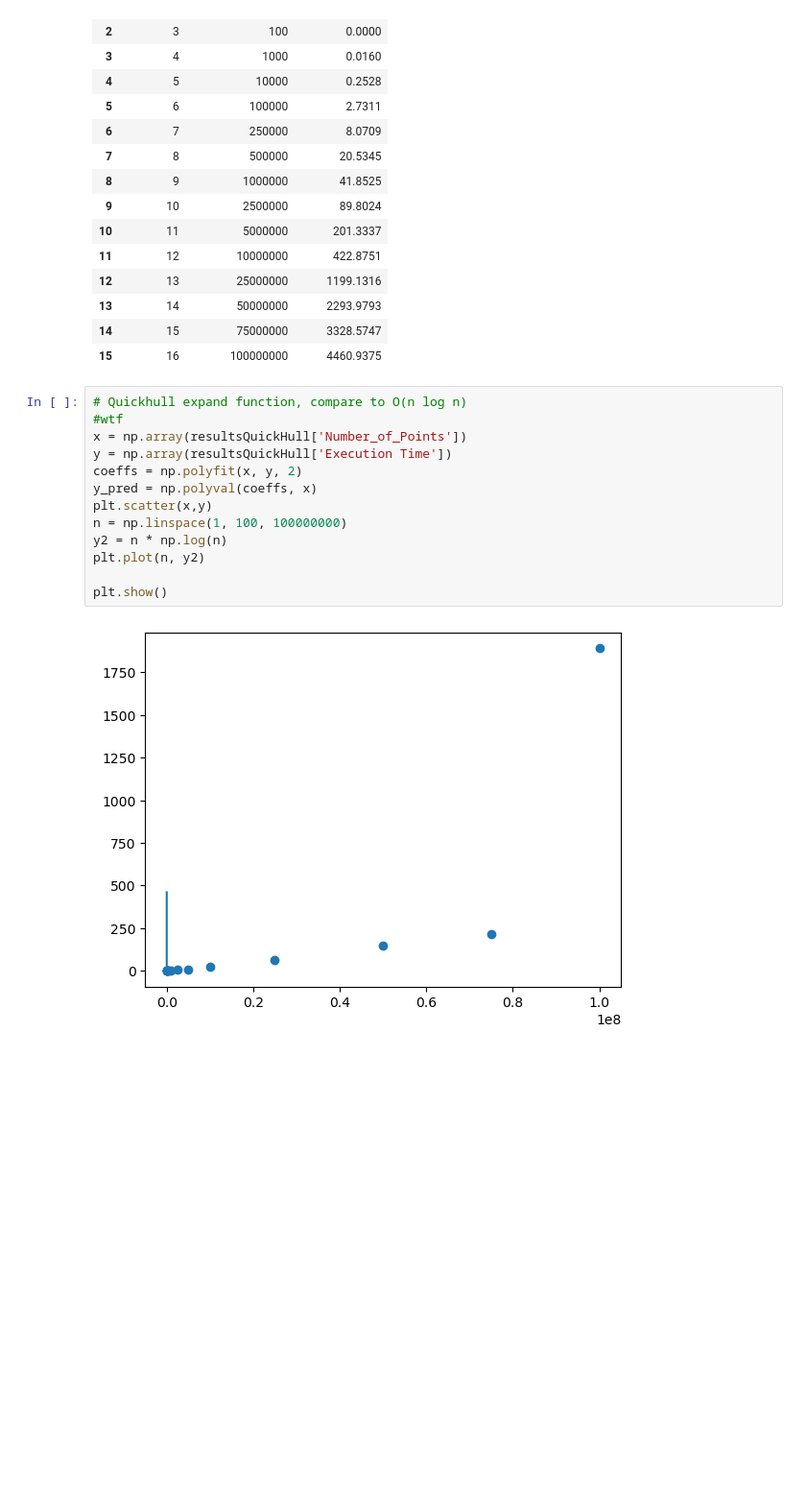
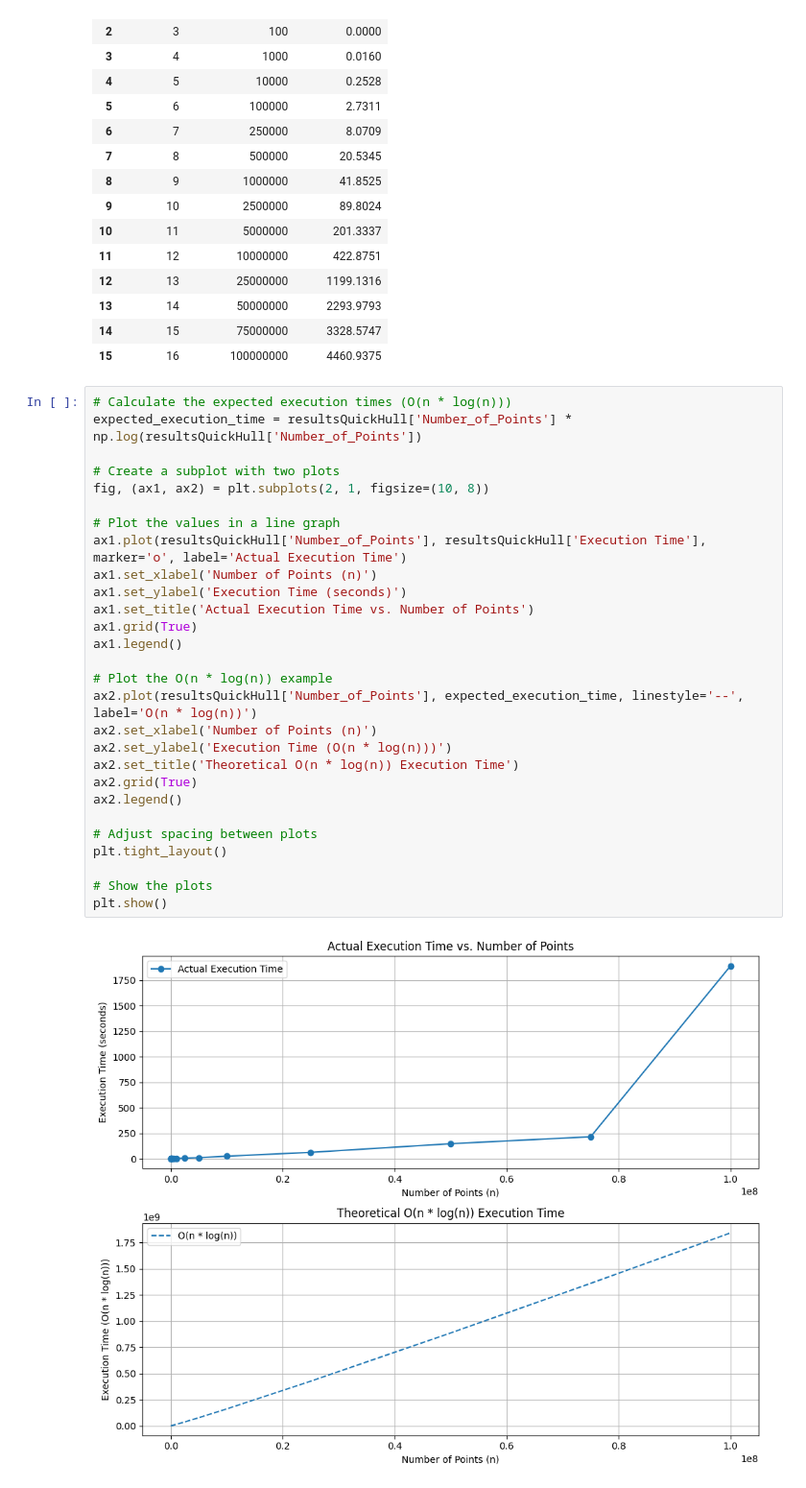
Before and after one commit to eliasmarcon/Convex_Hull, a Jupyter notebook: protokoll/testresults/calc.ipynb, the cells around one changed output. Shown: that part at 96% size. Drawn from its saved outputs; the diff is of its cells as text; blank space fills up the shorter version.

```diff
--- a/protokoll/testresults/calc.ipynb
+++ b/protokoll/testresults/calc.ipynb
@@ -44,18 +44,33 @@ resultsGiftWrapping
 | 13 | 14 | 50000000 | 2293.9793 |
 | 14 | 15 | 75000000 | 3328.5747 |
 | 15 | 16 | 100000000 | 4460.9375 |
-# %%
-# Quickhull expand function, compare to O(n log n)
-#wtf
-x = np.array(resultsQuickHull['Number_of_Points'])
-y = np.array(resultsQuickHull['Execution Time'])
-coeffs = np.polyfit(x, y, 2)
-y_pred = np.polyval(coeffs, x)
-plt.scatter(x,y)
-n = np.linspace(1, 100, 100000000)
-y2 = n * np.log(n)
-plt.plot(n, y2)
-
-plt.show()
-# %% [output]
-[figure, removed]
+# %%
+# Calculate the expected execution times (O(n * log(n)))
+expected_execution_time = resultsQuickHull['Number_of_Points'] * np.log(resultsQuickHull['Number_of_Points'])
+
+# Create a subplot with two plots
+fig, (ax1, ax2) = plt.subplots(2, 1, figsize=(10, 8))
+
+# Plot the values in a line graph
+ax1.plot(resultsQuickHull['Number_of_Points'], resultsQuickHull['Execution Time'], marker='o', label='Actual Execution Time')
+ax1.set_xlabel('Number of Points (n)')
+ax1.set_ylabel('Execution Time (seconds)')
+ax1.set_title('Actual Execution Time vs. Number of Points')
+ax1.grid(True)
+ax1.legend()
+
+# Plot the O(n * log(n)) example
+ax2.plot(resultsQuickHull['Number_of_Points'], expected_execution_time, linestyle='--', label='O(n * log(n))')
+ax2.set_xlabel('Number of Points (n)')
+ax2.set_ylabel('Execution Time (O(n * log(n)))')
+ax2.set_title('Theoretical O(n * log(n)) Execution Time')
+ax2.grid(True)
+ax2.legend()
+
+# Adjust spacing between plots
+plt.tight_layout()
+
+# Show the plots
+plt.show()
+# %% [output]
+[figure, added]
```
Also changed, not shown: parts of 1 cell of this notebook.
